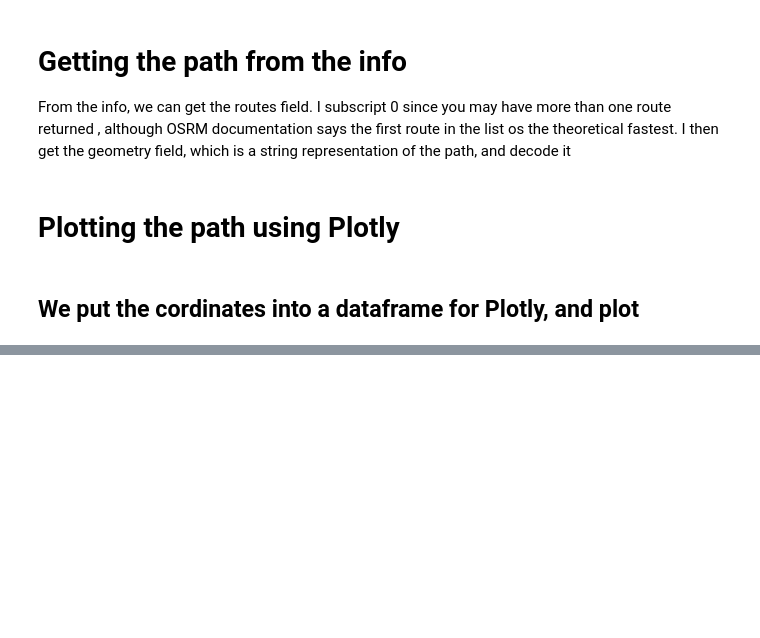
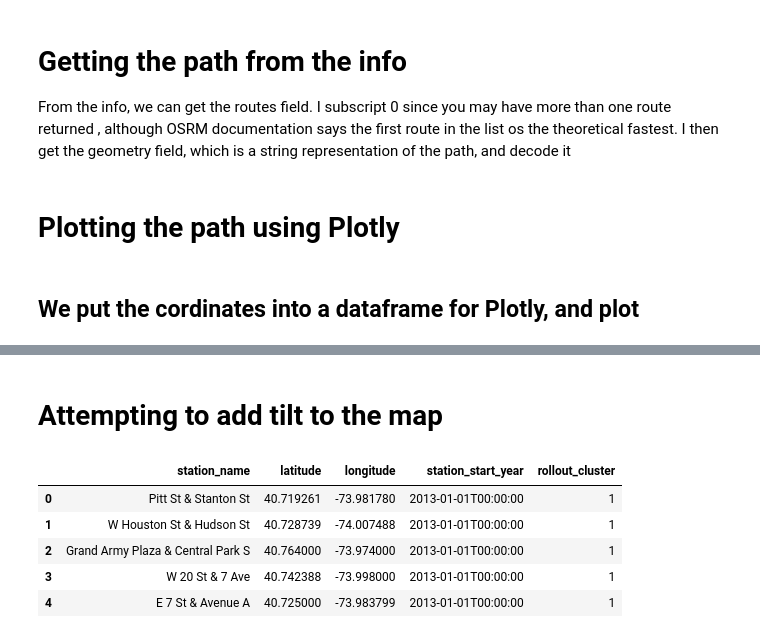
Before and after one commit to charles-v-phillips/citibike, a Jupyter notebook: charles/eda/shortest_path_plots.ipynb, the cells around one changed output, grey strips where cells are left out. Saved outputs shown, nothing was run; the diff lists cells and outputs as text; code cells hidden in the pictures; blank space fills up the shorter version.

Commit message:
Visualizing the rollout strategy of Citi-Bike 	- Created plotly plots to visualize when stations were introduced to the 	Citi-Bike network

```diff
--- a/charles/eda/shortest_path_plots.ipynb
+++ b/charles/eda/shortest_path_plots.ipynb
@@ -46,3 +46,5 @@ fig = px.line_mapbox(c,
 fig.show()
 # %% [output]
 [interactive output not drawn]
+# %% [markdown]
+# Attempting to add tilt to the map
@@ -48,0 +58,10 @@ fig.show()
+# %%
+data = pd.read_csv('./../queries/get_rollout_cluster/rollout_clusters.csv')
+data.head()
+# %% [output]
+|  | station_name | latitude | longitude | station_start_year | rollout_cluster |
+| 0 | Pitt St & Stanton St | 40.719261 | -73.981780 | 2013-01-01T00:00:00 | 1 |
+| 1 | W Houston St & Hudson St | 40.728739 | -74.007488 | 2013-01-01T00:00:00 | 1 |
+| 2 | Grand Army Plaza & Central Park S | 40.764000 | -73.974000 | 2013-01-01T00:00:00 | 1 |
+| 3 | W 20 St & 7 Ave | 40.742388 | -73.998000 | 2013-01-01T00:00:00 | 1 |
+| 4 | E 7 St & Avenue A | 40.725000 | -73.983799 | 2013-01-01T00:00:00 | 1 |
```
Also changed, not shown: parts of 6 cells of this notebook, 1 other file.
